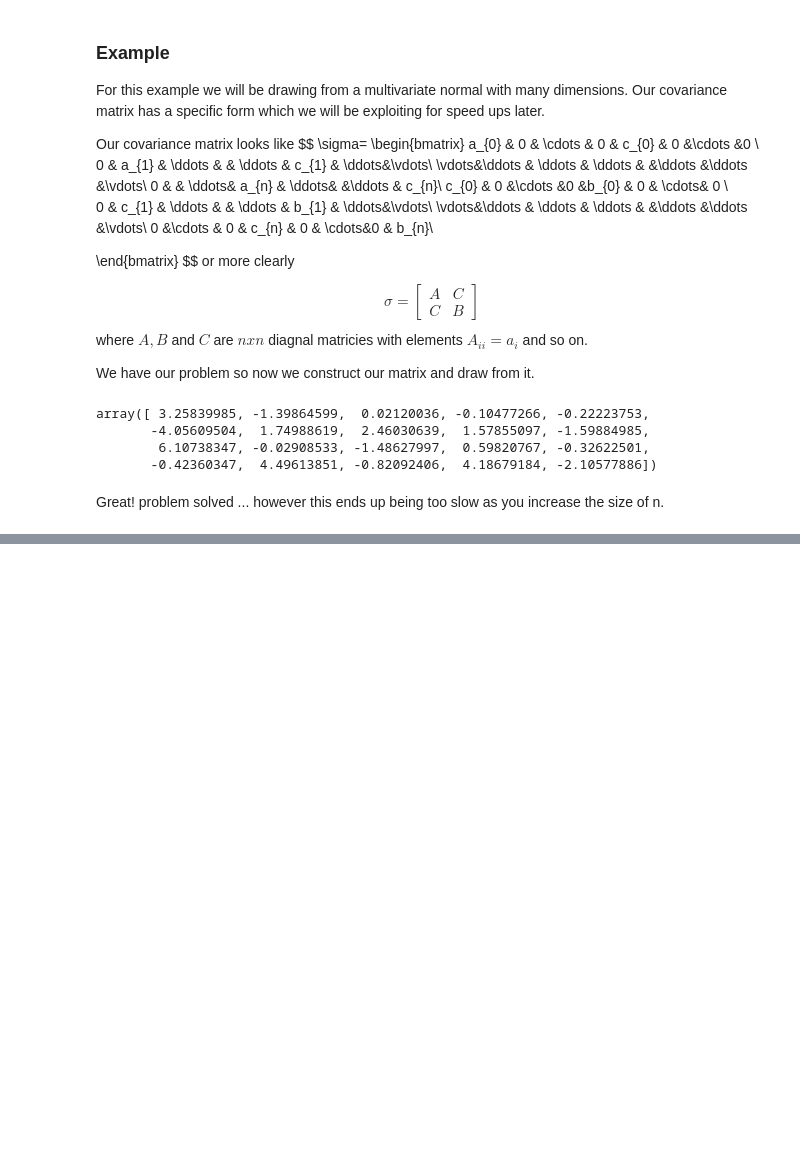
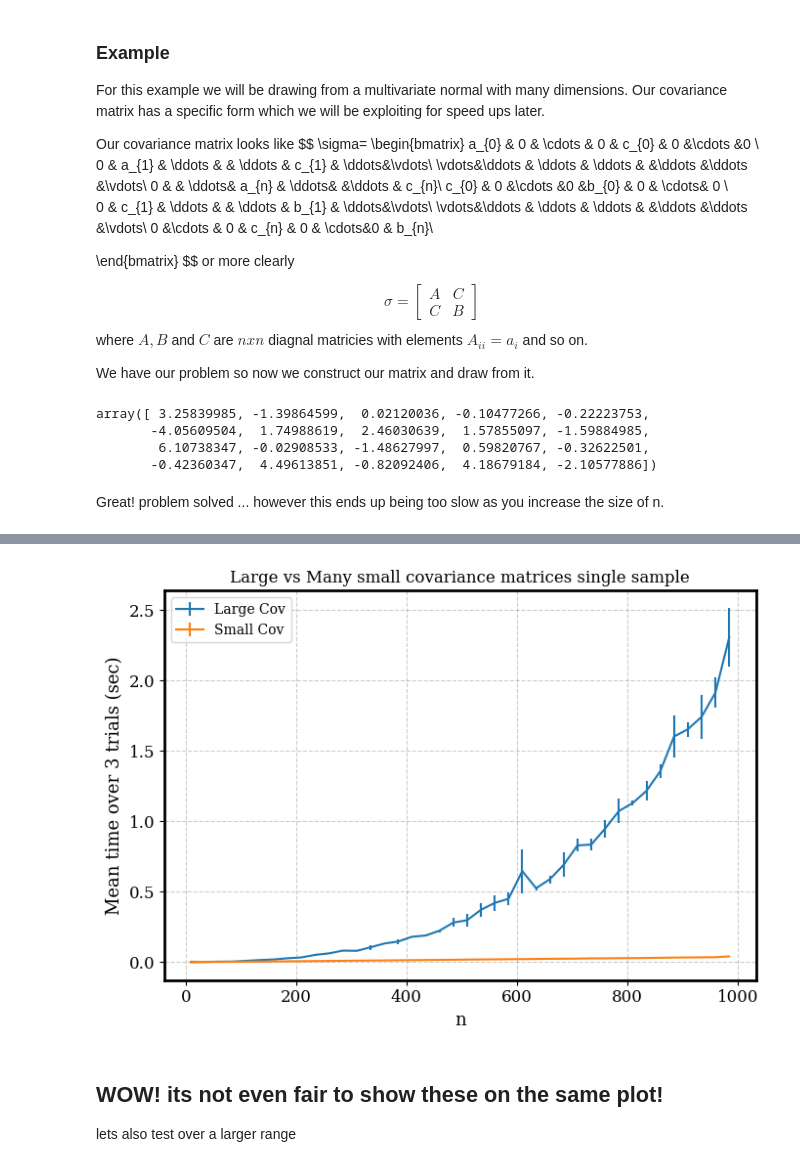
Before and after one commit to DanielWarshofsky/UMN_LIGO_Group_Python_tips_and_tricks, a Jupyter notebook: MultiProcessing/manual_math.ipynb, the cells around one changed output, grey strips where cells are left out. Saved outputs shown, nothing was run; the diff lists cells and outputs as text; code cells hidden in the pictures; blank space fills up the shorter version.

```diff
--- a/MultiProcessing/manual_math.ipynb
+++ b/MultiProcessing/manual_math.ipynb
@@ -115,0 +142,8 @@ This scales poorly with n. Infact it scales as $O(n^3)$ as you can see in the fi
+# %%
+from utils import small_cov_nvm
+small_cov_times=[]
+for n in N:
+    setup=f'a,b,c=rng.uniform(.1,10,{n}),rng.uniform(.1,10,{n}),rng.uniform(.1,10,{n})'
+    t=timeit.Timer('small_cov_nvm(a,b,c)',globals=globals(),setup=setup).repeat(3,1)
+    small_cov_times.append([np.mean(t),np.std(t)])
+small_cov_times=np.array(small_cov_times)
@@ -115,0 +154,18 @@ This scales poorly with n. Infact it scales as $O(n^3)$ as you can see in the fi
+# %%
+fix,ax=plt.subplots()
+ax.errorbar(x=N,y=large_cov_times[:,0],yerr=large_cov_times[:,1],label='Large Cov')
+ax.errorbar(x=N,y=small_cov_times[:,0],yerr=small_cov_times[:,1],label='Small Cov')
+x=np.linspace(10,1000,1000)
+#ax.plot(x,x*linear_fit_large_cov[0],linestyle='--',label='linear fit')
+#ax.plot(x,x*quadratic_fit_large_cov[0]+x**2*quadratic_fit_large_cov[1],linestyle='--',label='quadratic fit')
+#ax.plot(x,x*cubic_fit_large_cov[0]+x**2*cubic_fit_large_cov[1]+x**3*cubic_fit_large_cov[2],linestyle='--',label='cubic fit')
+ax.set_xlabel('n')
+ax.set_ylabel('Mean time over 3 trials (sec)')
+ax.set_title('Large vs Many small covariance matrices single sample')
+ax.legend()
+plt.tight_layout()
+# %% [output]
+[figure, added]
+# %% [markdown]
+## WOW! its not even fair to show these on the same plot!
+lets also test over a larger range
```
Also changed, not shown: parts of 14 cells of this notebook, 1 other file.
